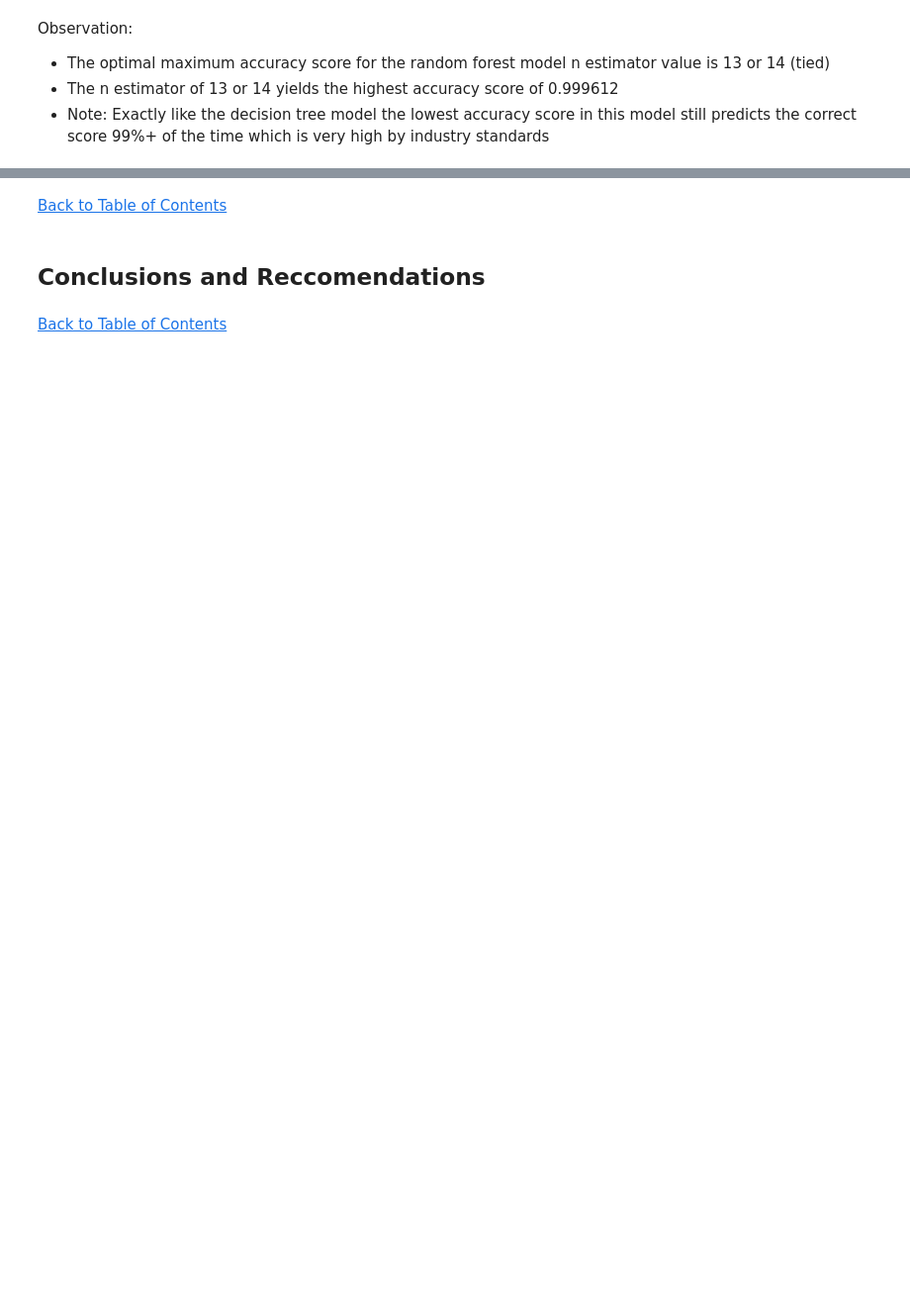
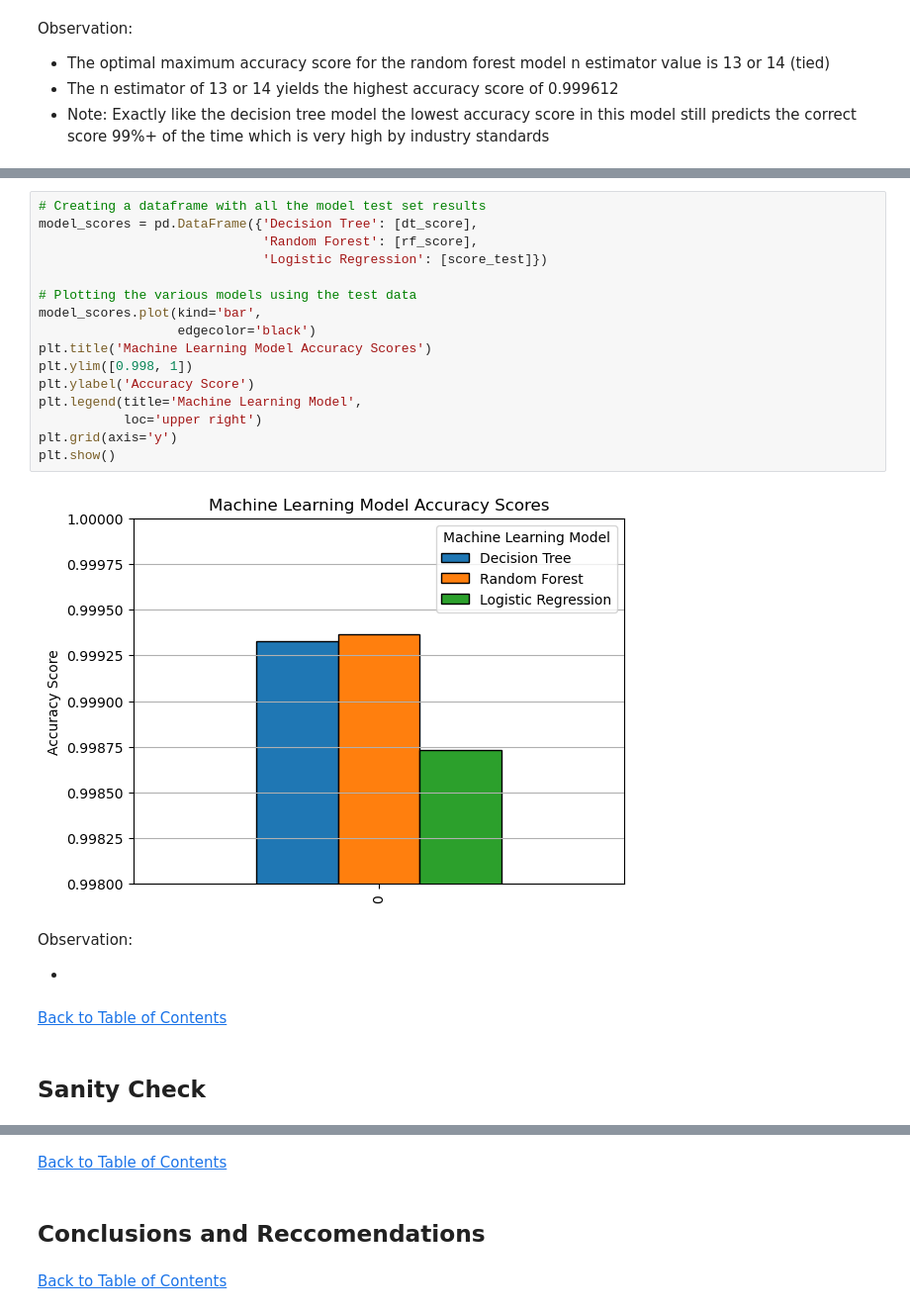
Before and after one commit to jasondo-da/Credit_Card_Fraud_Machine_Learning_Model, a Jupyter notebook: credit_card_fraud_analysis.ipynb, the cells around one changed output, grey strips where cells are left out. Shown at 99% size. Drawn from its saved outputs; the diff is of its cells as text; blank space fills up the shorter version.

```diff
--- a/credit_card_fraud_analysis.ipynb
+++ b/credit_card_fraud_analysis.ipynb
@@ -353,0 +410,26 @@ Observation:
+# %%
+# Creating a dataframe with all the model test set results
+model_scores = pd.DataFrame({'Decision Tree': [dt_score],
+                             'Random Forest': [rf_score],
+                             'Logistic Regression': [score_test]})
+
+# Plotting the various models using the test data
+model_scores.plot(kind='bar',
+                  edgecolor='black')
+plt.title('Machine Learning Model Accuracy Scores')
+plt.ylim([0.998, 1])
+plt.ylabel('Accuracy Score')
+plt.legend(title='Machine Learning Model',
+           loc='upper right')
+plt.grid(axis='y')
+plt.show()
+# %% [output]
+[figure, added]
+# %% [markdown]
+Observation:
+
+-
+# %% [markdown]
+[Back to Table of Contents](#back)
+# %% [markdown]
+## Sanity Check
```
Also changed, not shown: parts of 31 cells of this notebook.
